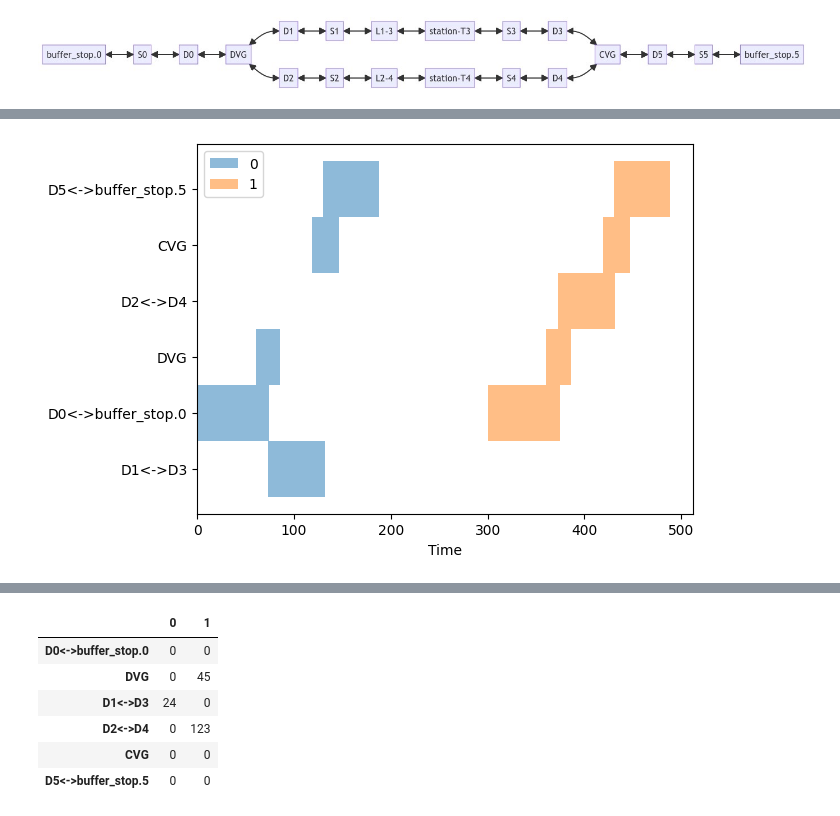
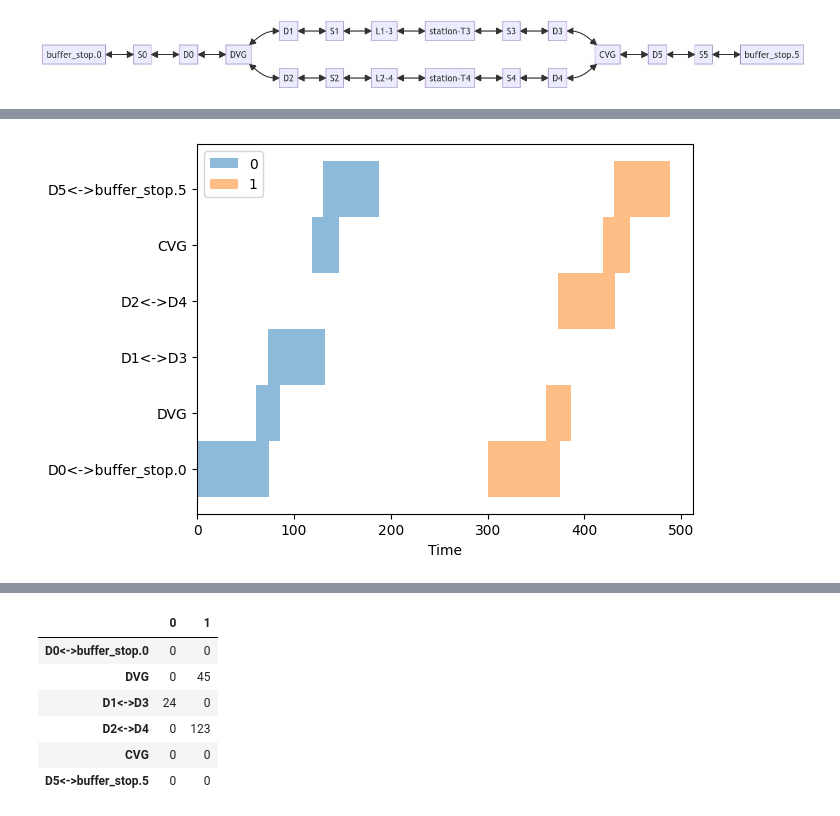
Before and after one commit to y-plus/pyOSRD, a Jupyter notebook: notebooks_explo/use_case.ipynb, the cells around one changed output, grey strips where cells are left out. Cells and saved outputs as stored; diff of their text form; code cells hidden in the pictures.

```diff
--- a/notebooks_explo/use_case.ipynb
+++ b/notebooks_explo/use_case.ipynb
@@ -46,11 +46,11 @@ sim.space_time_chart_plotly(1, points_to_show=['switch','station'], eco_or_base=
 from rlway.schedules import schedule_from_osrd
 # %%
 s = schedule_from_osrd(sim, eco_or_base='base')
-ax = s.sort().plot()
+ax = s.plot()
 # ax.invert_yaxis()
 # ax.legend('')
 # %% [output]
-[figure, old version]
+[figure, new version]
 # %%
 s.draw_graph()
 # %% [output]
```
Also changed, not shown: parts of 4 cells of this notebook, 1 other file.
